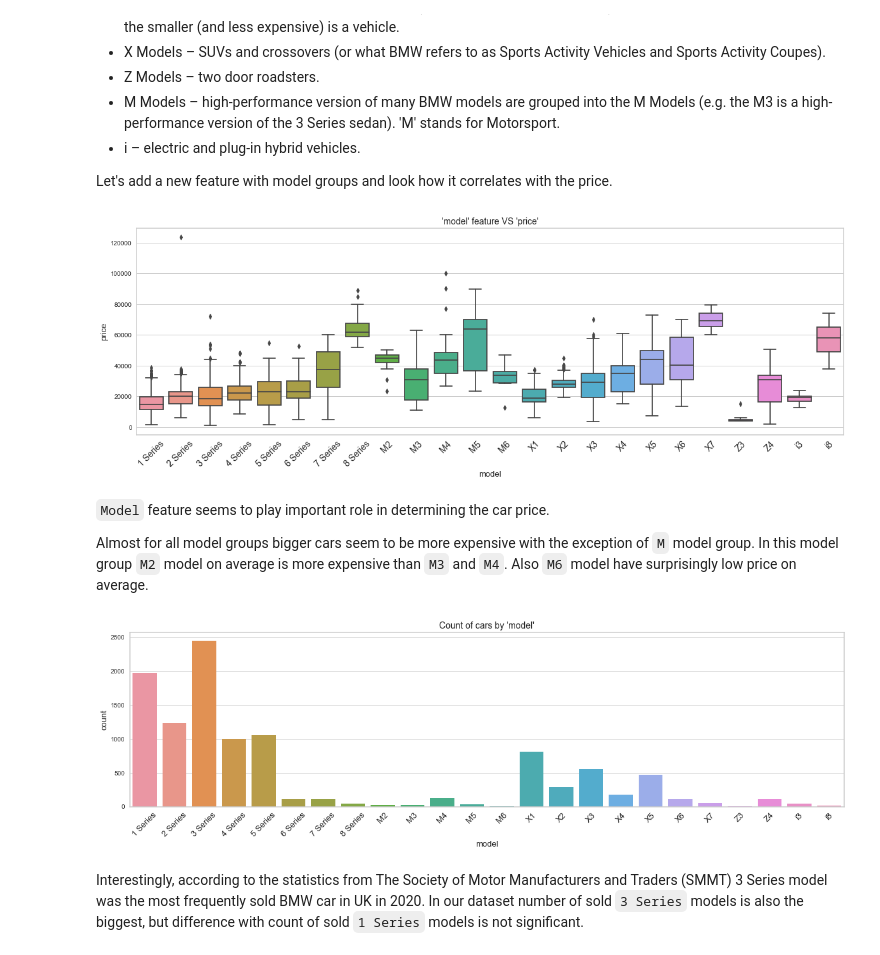
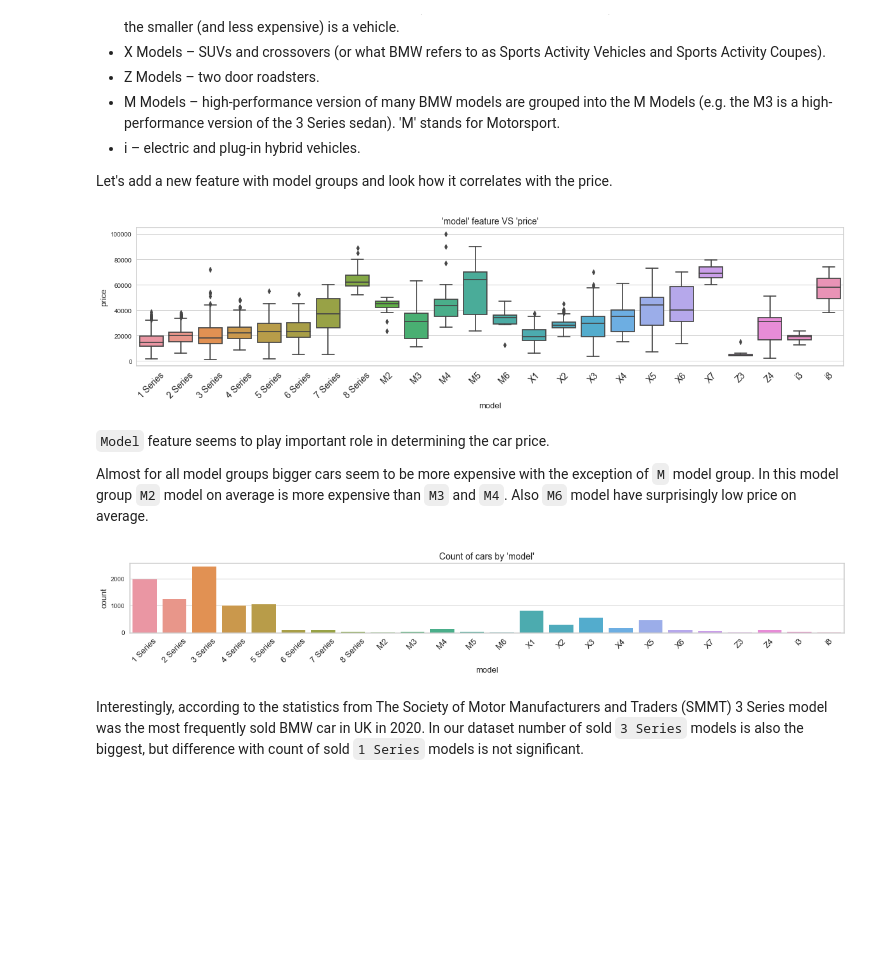
Before and after one commit to Nuitysun/BMW_cars_price_prediction, a Jupyter notebook: Case study.BMW_cars_price_prediction_new_v3.ipynb, the cells around one changed output. Drawn from its saved outputs; the diff is of its cells as text; code cells hidden in the pictures; blank space fills up the shorter version.

```diff
--- a/Case study.BMW_cars_price_prediction_new_v3.ipynb
+++ b/Case study.BMW_cars_price_prediction_new_v3.ipynb
@@ -417,21 +407,21 @@ def create_model_group_and_series (data=data):
 # %%
 create_model_group_and_series()
 
-plt.figure(figsize=(20,6))
+plt.figure(figsize=(20,4))
 ax = sns.boxplot(x='model', y='price', data=data.sort_values(by='model'))
 ax.axes.set_title("'model' feature VS 'price'", fontsize=14)
 ax.set_xlabel('model', fontsize=13)
 ax.set_ylabel('price', fontsize=13)
 ax.set_xticklabels(labels=data.sort_values(by='model').model.unique(), size=14, rotation=45)
 plt.show()
 # %% [output]
-[figure, old version]
+[figure, new version]
 # %% [markdown]
 `Model` feature seems to play important role in determining the car price.
 
 Almost for all model groups bigger cars seem to be more expensive with the exception of `M` model group. In this model group `M2` model on average is more expensive than `M3` and `M4`. Also `M6` model have surprisingly low price on average.
 # %%
-plt.figure(figsize=(20,5))
+plt.figure(figsize=(20,2))
 ax = sns.countplot('model', data=data.sort_values(by='model'))
 ax.axes.set_title("Count of cars by 'model'", fontsize=14)
 ax.set_xlabel('model', fontsize=13)
@@ -439,7 +429,7 @@ ax.set_ylabel('count', fontsize=13)
 ax.set_xticklabels(labels=data.sort_values(by='model').model.unique(), size=13, rotation=45)
 plt.show()
 # %% [output]
-[figure, old version]
+[figure, new version]
 # %% [markdown]
 Interestingly, according to the statistics from The Society of Motor Manufacturers and Traders (SMMT) 3 Series model was the most frequently sold BMW car in UK in 2020. In our dataset number of sold `3 Series` models is also the biggest, but difference with count of sold `1 Series` models is not significant.
 # %%
```
Also changed, not shown: parts of 17 cells of this notebook.
